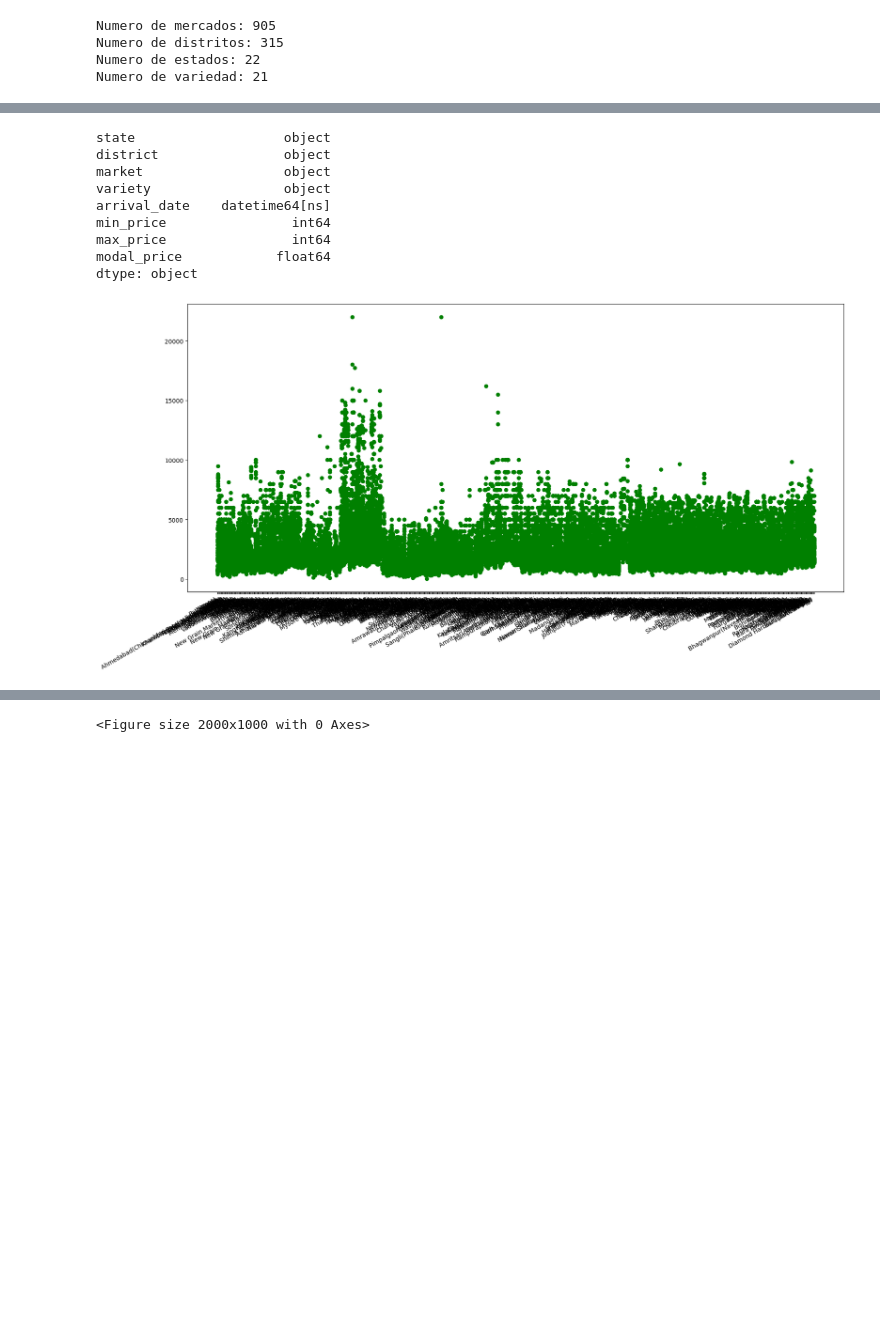
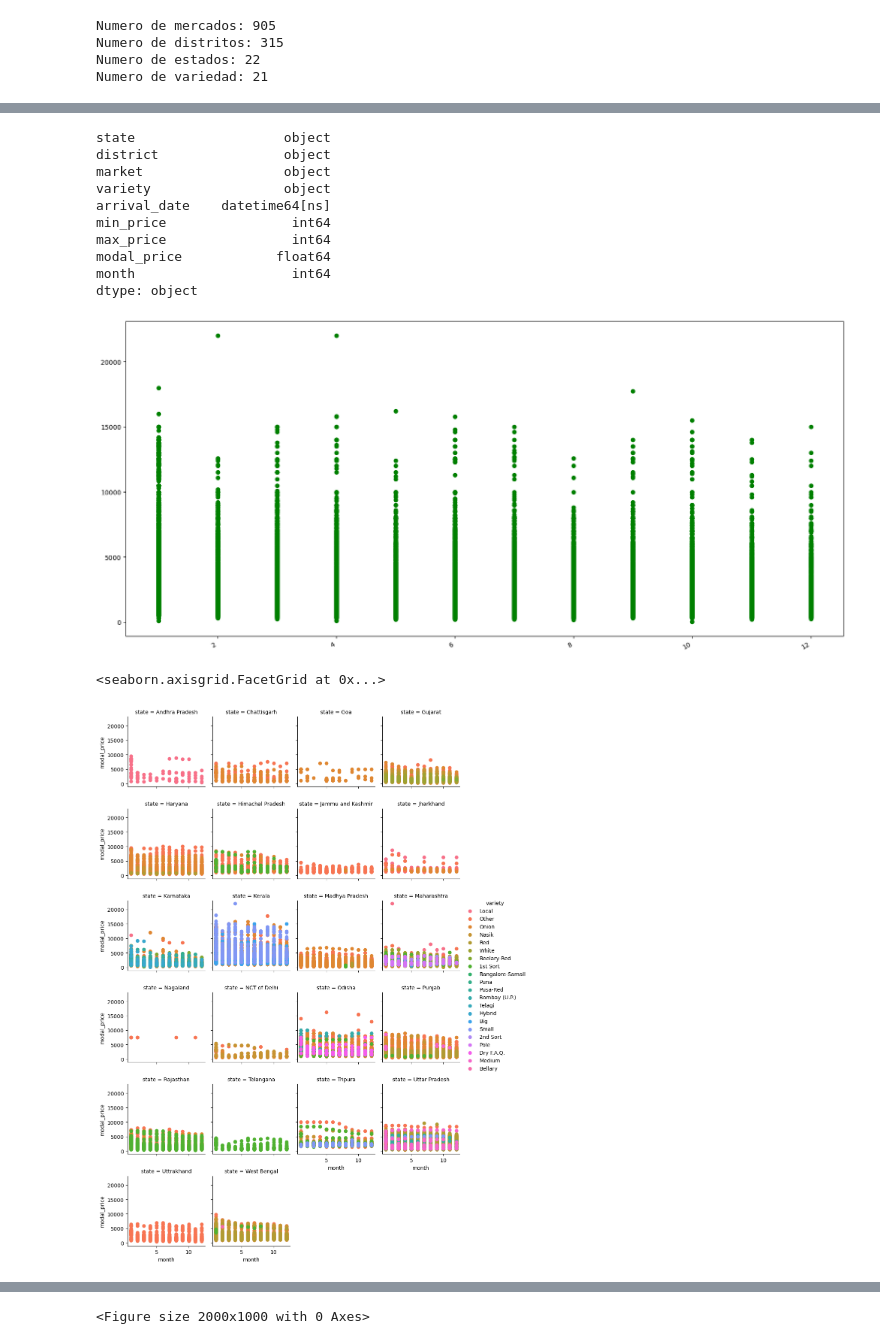
Before and after one commit to jonaprg/Onion-Price-prediction-using-regression, a Jupyter notebook: Practica1-RegressionGPA404.ipynb, the cells around one changed output, grey strips where cells are left out. Cells and saved outputs as stored; diff of their text form; code cells hidden in the pictures; blank space fills up the shorter version.

Commit message:
Added correlation of variety and state

```diff
--- a/Practica1-RegressionGPA404.ipynb
+++ b/Practica1-RegressionGPA404.ipynb
@@ -56,4 +57,7 @@ Numero de variedad: 21
 # %%
 # Per veure estadístiques dels atributs númerics
 dataset.describe()
+dataset['arrival_date'] = pd.to_datetime(dataset['arrival_date'])
+dataset['month'] = pd.DatetimeIndex(dataset['arrival_date']).month
+dataset
 # %% [output]
@@ -69,6 +77,5 @@ dataset.describe()
 # %%
 # Es transforme l'atribut arrival_time que es un objecte al tipus data
-dataset['arrival_date'] = pd.to_datetime(dataset['arrival_date'])
 print(dataset.dtypes)
 # %% [output]
 state                   object
@@ -79,14 +86,26 @@ arrival_date    datetime64[ns]
 min_price                int64
 max_price                int64
 modal_price            float64
+month                    int64
 dtype: object
 # %%
 fig = plt.figure(figsize=(20, 10))
-plt.scatter(x= dataset['market'], y = dataset['modal_price'], c='green')
+plt.scatter(x= dataset['month'], y = dataset['modal_price'], c='green')
 #plt.scatter(x= dataset['arrival_date'], y = dataset['modal_price'], c='green')
 #plt.scatter(x= dataset['arrival_date'], y = dataset['min_price'], c='red')
 #plt.scatter(x= dataset['arrival_date'], y = dataset['max_price'], c='blue')
 plt.gcf().autofmt_xdate()
 plt.show()
+
+g = sns.FacetGrid(dataset,  col="state",hue="variety", col_wrap=4, height=2.5)
+g.map(plt.scatter,"month","modal_price")
+g.add_legend()
+
+
+g = sns.FacetGrid(dataset,  col="state",hue="variety", col_wrap=4, height=2.5)
+g.map(plt.scatter,"month","modal_price")
+g.add_legend()
 # %% [output]
-[figure, old version]
+[figure, new version]
+<seaborn.axisgrid.FacetGrid at 0x...>
+[figure, added]
```
Also changed, not shown: parts of 22 cells of this notebook.
